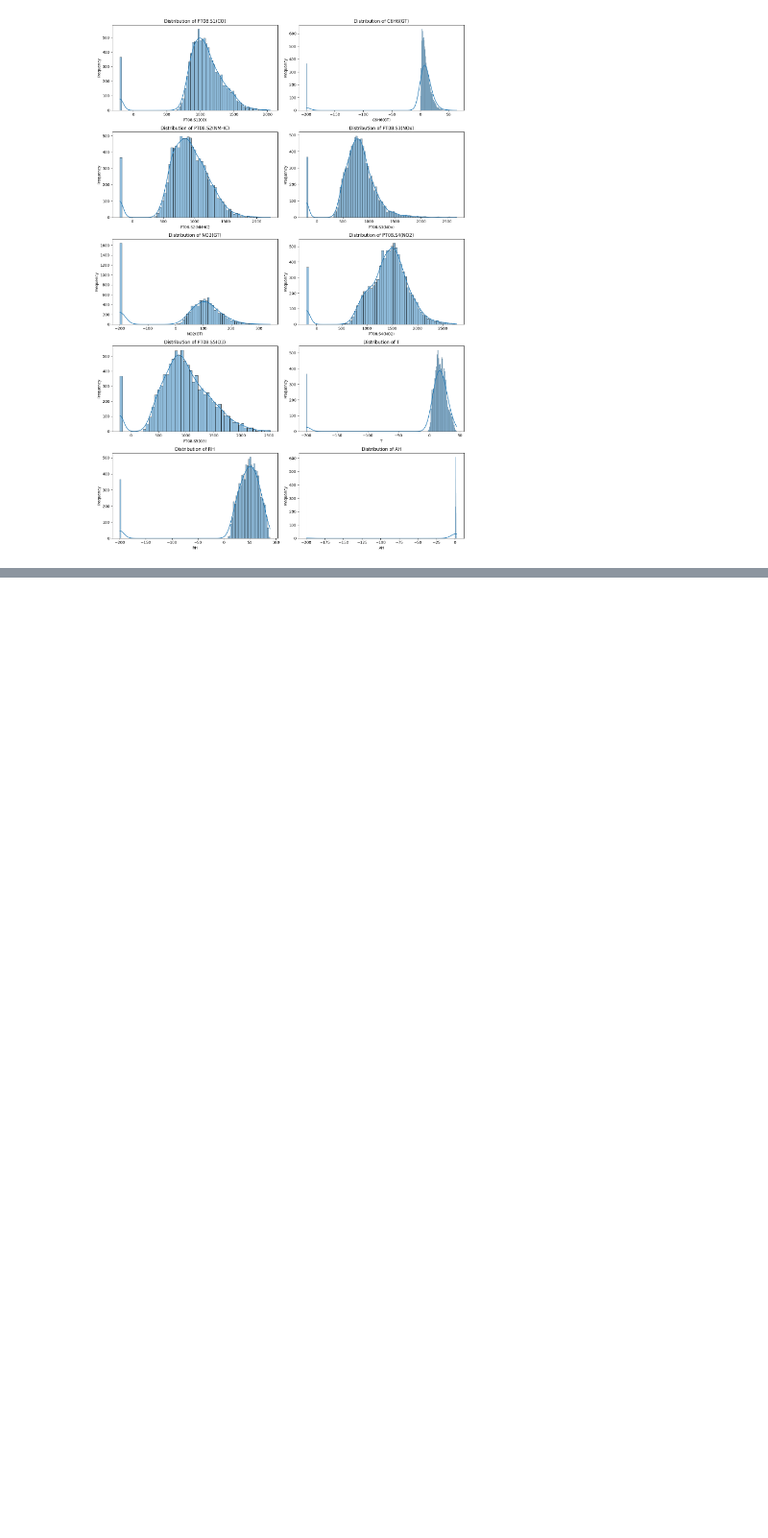
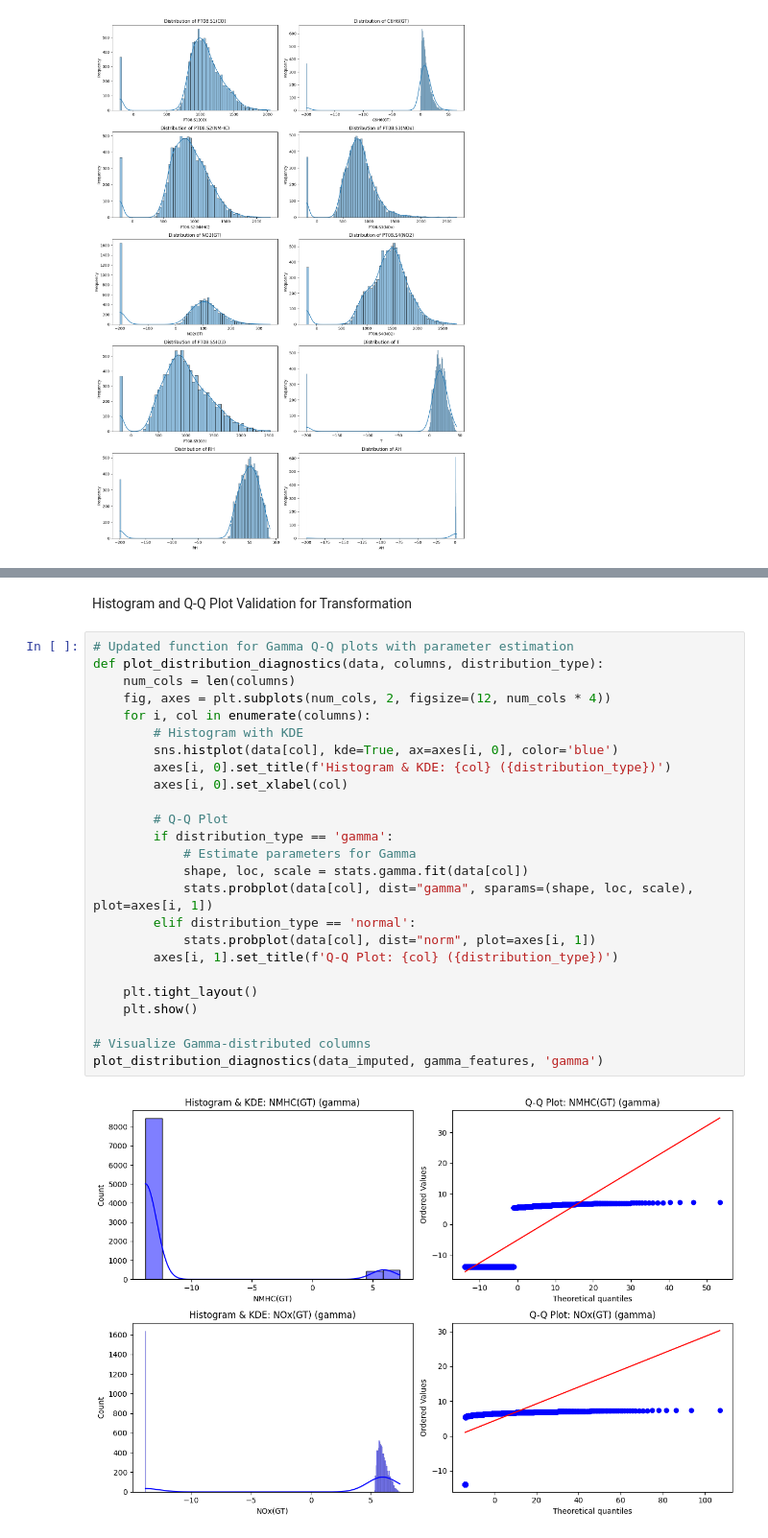
Before and after one commit to alcatraz47/Bayesian_Analysis_on_AQI, a Jupyter notebook: feature_selection.ipynb, the cells around one changed output, grey strips where cells are left out. Shown at 96% size. Cells and saved outputs as stored; diff of their text form; blank space fills up the shorter version.

```diff
--- a/feature_selection.ipynb
+++ b/feature_selection.ipynb
@@ -136,0 +323,29 @@ Plotting for: AH
+# %% [markdown]
+Histogram and Q-Q Plot Validation for Transformation
+# %%
+# Updated function for Gamma Q-Q plots with parameter estimation
+def plot_distribution_diagnostics(data, columns, distribution_type):
+    num_cols = len(columns)
+    fig, axes = plt.subplots(num_cols, 2, figsize=(12, num_cols * 4))
+    for i, col in enumerate(columns):
+        # Histogram with KDE
+        sns.histplot(data[col], kde=True, ax=axes[i, 0], color='blue')
+        axes[i, 0].set_title(f'Histogram & KDE: {col} ({distribution_type})')
+        axes[i, 0].set_xlabel(col)
+
+        # Q-Q Plot
+        if distribution_type == 'gamma':
+            # Estimate parameters for Gamma
+            shape, loc, scale = stats.gamma.fit(data[col])
+            stats.probplot(data[col], dist="gamma", sparams=(shape, loc, scale), plot=axes[i, 1])
+        elif distribution_type == 'normal':
+            stats.probplot(data[col], dist="norm", plot=axes[i, 1])
+        axes[i, 1].set_title(f'Q-Q Plot: {col} ({distribution_type})')
+
+    plt.tight_layout()
+    plt.show()
+
+# Visualize Gamma-distributed columns
+plot_distribution_diagnostics(data_imputed, gamma_features, 'gamma')
+# %% [output]
+[figure, added]
```
Also changed, not shown: parts of 24 cells of this notebook.
